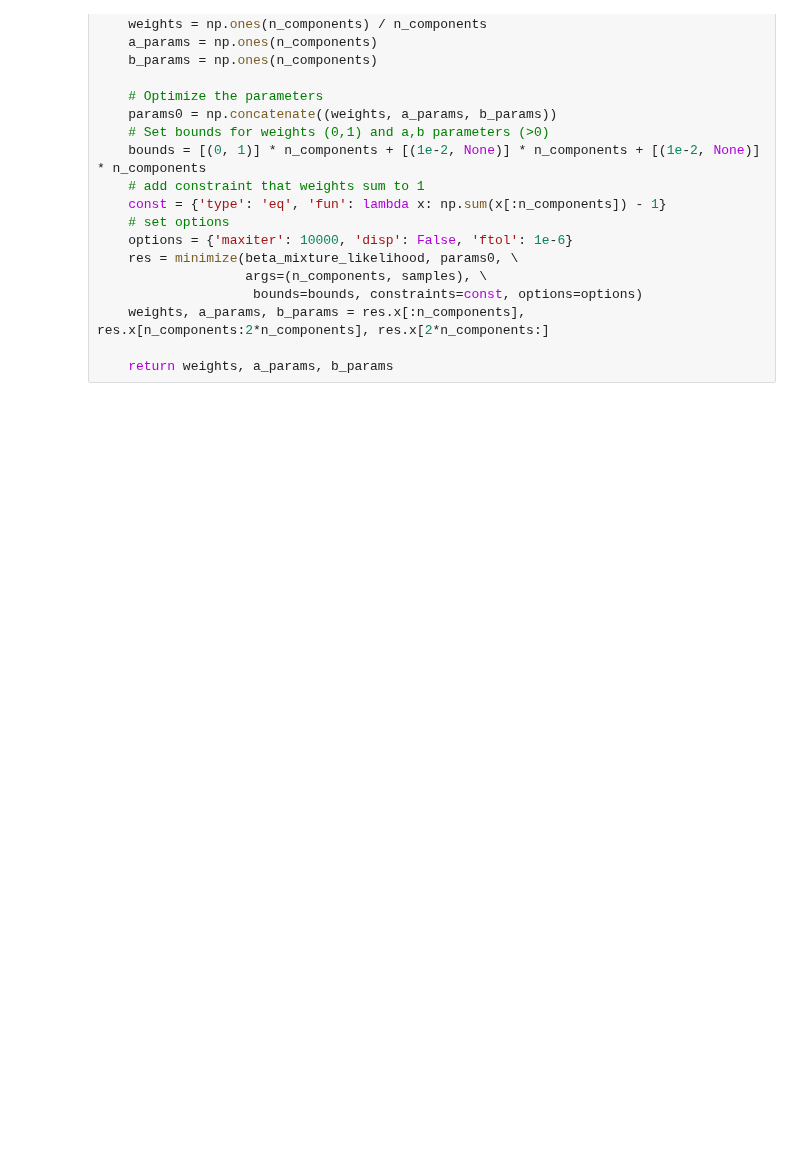
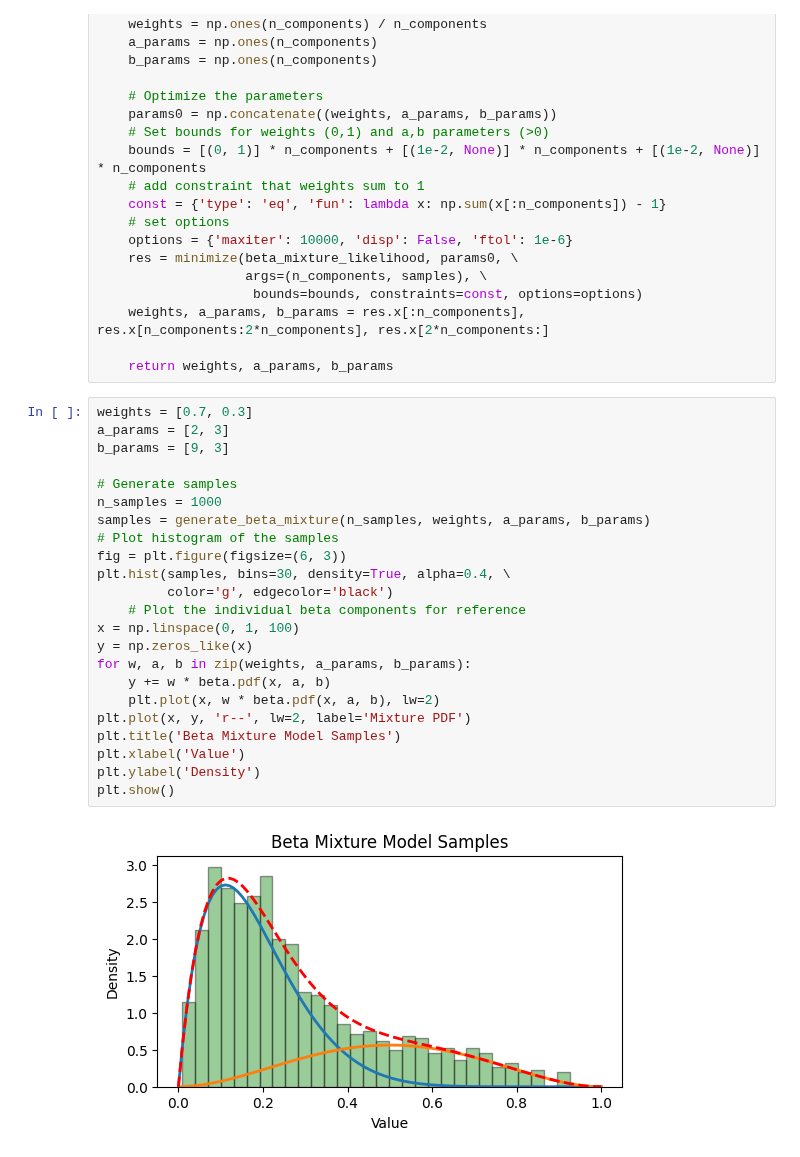
Before and after one commit to ntpuccw/InClassCoding, a Jupyter notebook: gar1203.ipynb, the cells around one changed output. Drawn from its saved outputs; the diff is of its cells as text; blank space fills up the shorter version.

```diff
--- a/gar1203.ipynb
+++ b/gar1203.ipynb
@@ -77,3 +77,28 @@ def estimate_beta_mixture(samples, n_components):
     weights, a_params, b_params = res.x[:n_components], res.x[n_components:2*n_components], res.x[2*n_components:]
 
     return weights, a_params, b_params
+# %%
+weights = [0.7, 0.3]
+a_params = [2, 3]
+b_params = [9, 3]
+
+# Generate samples
+n_samples = 1000
+samples = generate_beta_mixture(n_samples, weights, a_params, b_params)
+# Plot histogram of the samples
+fig = plt.figure(figsize=(6, 3))
+plt.hist(samples, bins=30, density=True, alpha=0.4, \
+         color='g', edgecolor='black')
+    # Plot the individual beta components for reference
+x = np.linspace(0, 1, 100)
+y = np.zeros_like(x)
+for w, a, b in zip(weights, a_params, b_params):
+    y += w * beta.pdf(x, a, b)
+    plt.plot(x, w * beta.pdf(x, a, b), lw=2)
+plt.plot(x, y, 'r--', lw=2, label='Mixture PDF')
+plt.title('Beta Mixture Model Samples')
+plt.xlabel('Value')
+plt.ylabel('Density')
+plt.show()
+# %% [output]
+[figure, added]
```
